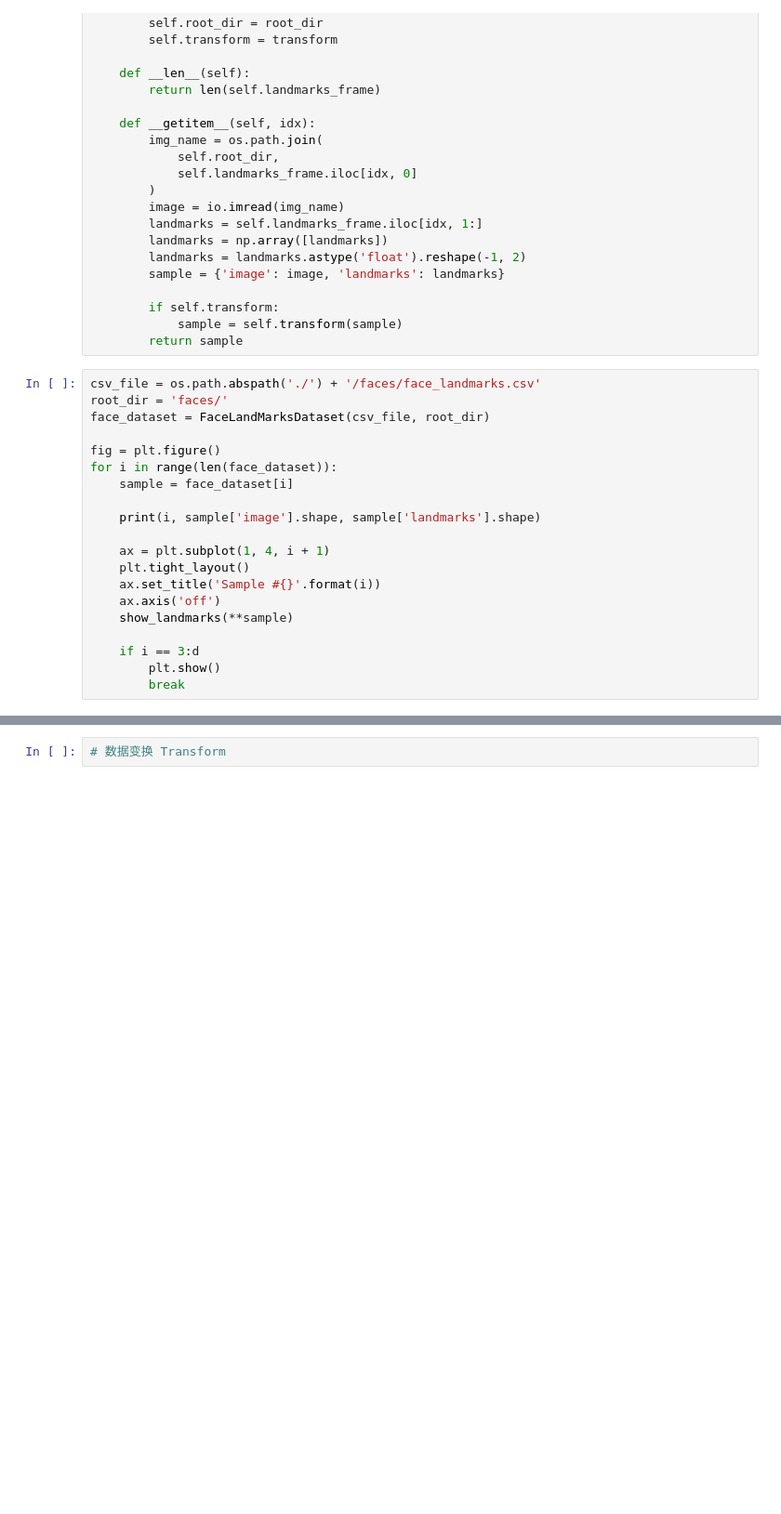
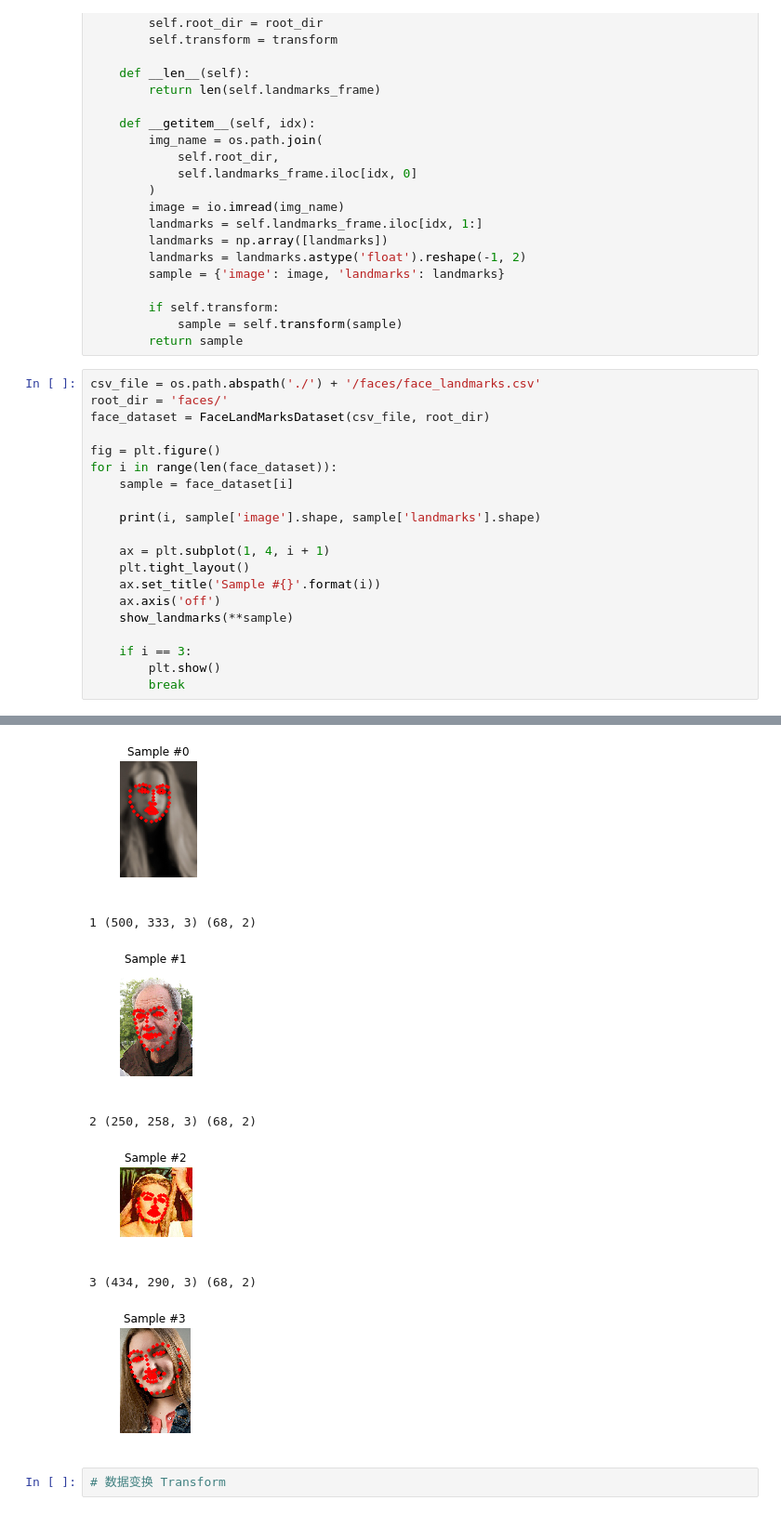
Before and after one commit to QAlexBall/Learning_Py, a Jupyter notebook: Three_Part_Moudule/pytorch/data_load_operator.ipynb, the cells around one changed output, grey strips where cells are left out. Shown: that part at 93% size. Cells and saved outputs as stored; diff of their text form; blank space fills up the shorter version.

```diff
--- a/Three_Part_Moudule/pytorch/data_load_operator.ipynb
+++ b/Three_Part_Moudule/pytorch/data_load_operator.ipynb
@@ -89,7 +95,7 @@ for i in range(len(face_dataset)):
     ax.axis('off')
     show_landmarks(**sample)
 
-    if i == 3:d
+    if i == 3:
         plt.show()
         break
 # %% [output]
@@ -97,3 +103,10 @@ IndentationError: unexpected indent (<ipython-input-103-131ea7146416>, line 18)
+[figure, added]
+1 (500, 333, 3) (68, 2)
+[figure, added]
+2 (250, 258, 3) (68, 2)
+[figure, added]
+3 (434, 290, 3) (68, 2)
+[figure, added]
 # %%
 # 数据变换 Transform
 # %%
```
Also changed, not shown: parts of 7 cells of this notebook.
